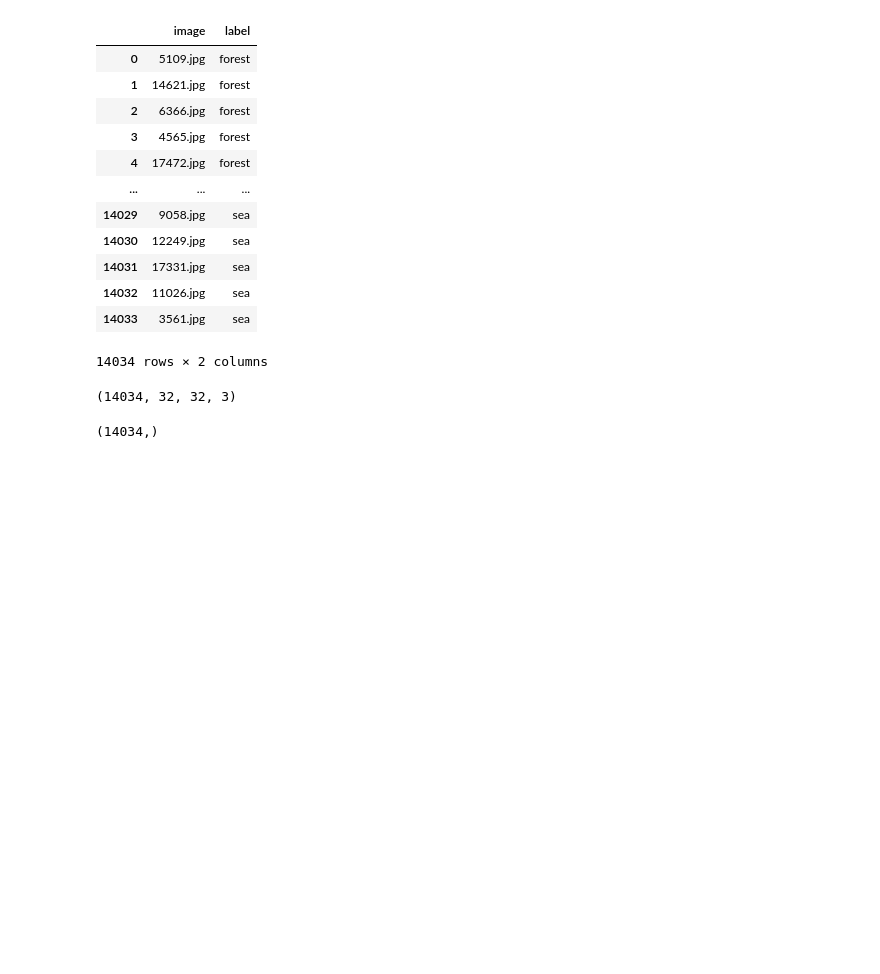
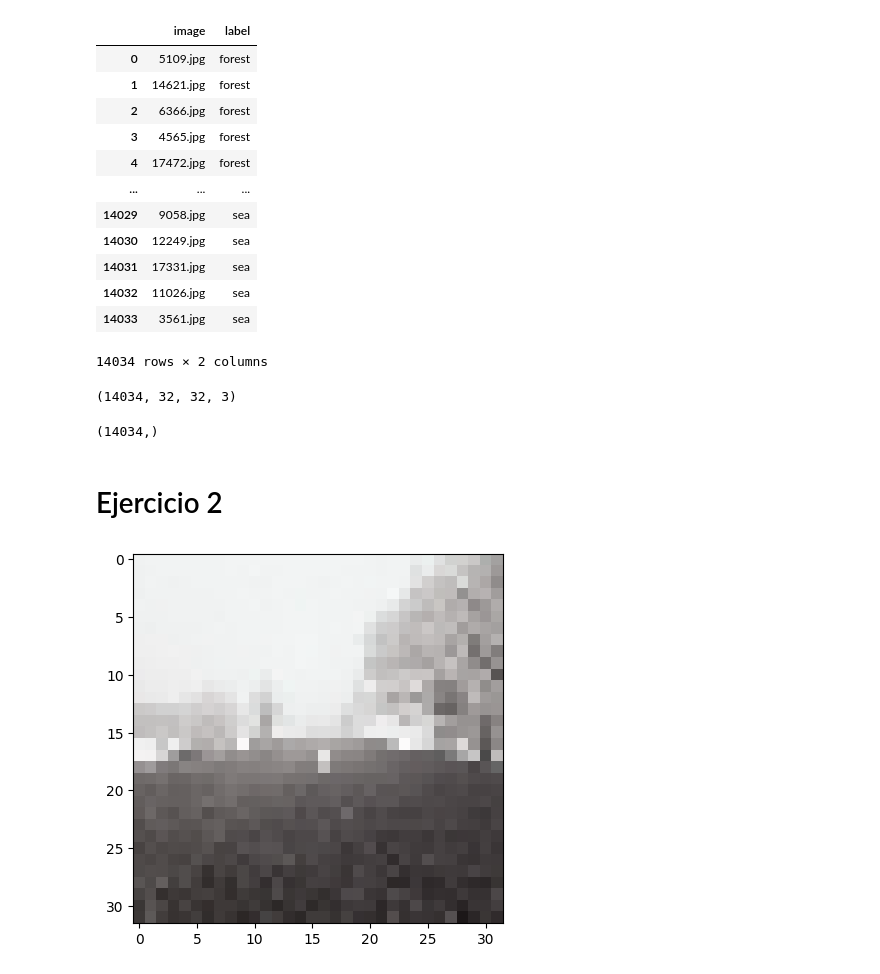
Before and after one commit to josemanuelgonzalezfornell/Machine_Learning, a Jupyter notebook: 4-Deep_Learning/2-Redes_Convolucionales/ejercicios/Clasificador_paisajes.ipynb, the cells around one changed output. Cells and saved outputs as stored; diff of their text form; code cells hidden in the pictures; blank space fills up the shorter version.

Commit message:
Se ha terminado el ejercicio de CNN

```diff
--- a/4-Deep_Learning/2-Redes_Convolucionales/ejercicios/Clasificador_paisajes.ipynb
+++ b/4-Deep_Learning/2-Redes_Convolucionales/ejercicios/Clasificador_paisajes.ipynb
@@ -82,3 +89,9 @@ X_train.shape
 Y_train.shape
 # %% [output]
 (14034,)
+# %% [markdown]
+# Ejercicio 2
+# %%
+plt.imshow(X_train[8000]);
+# %% [output]
+[figure, added]
```
Also changed, not shown: parts of 26 cells of this notebook.
